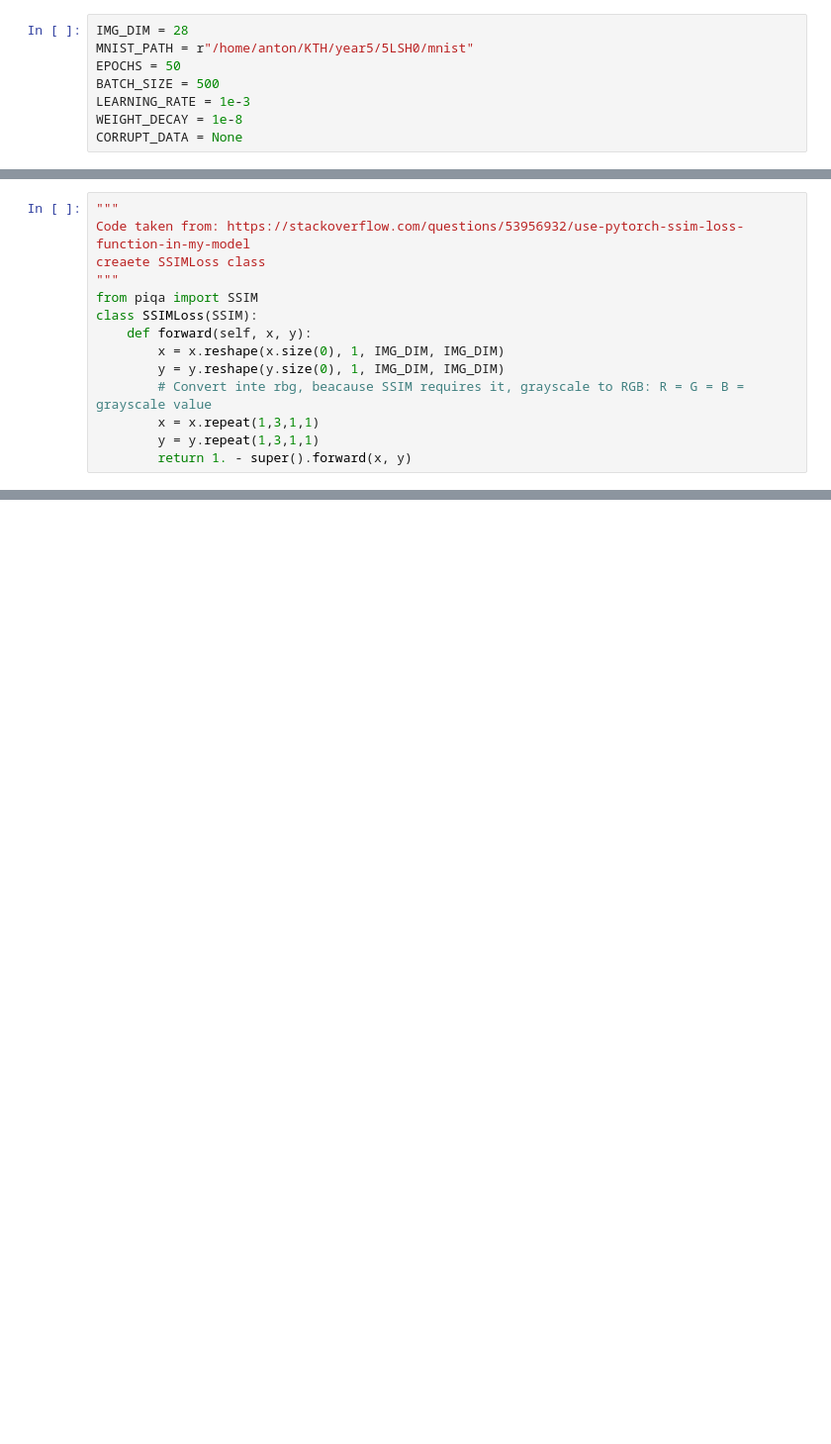
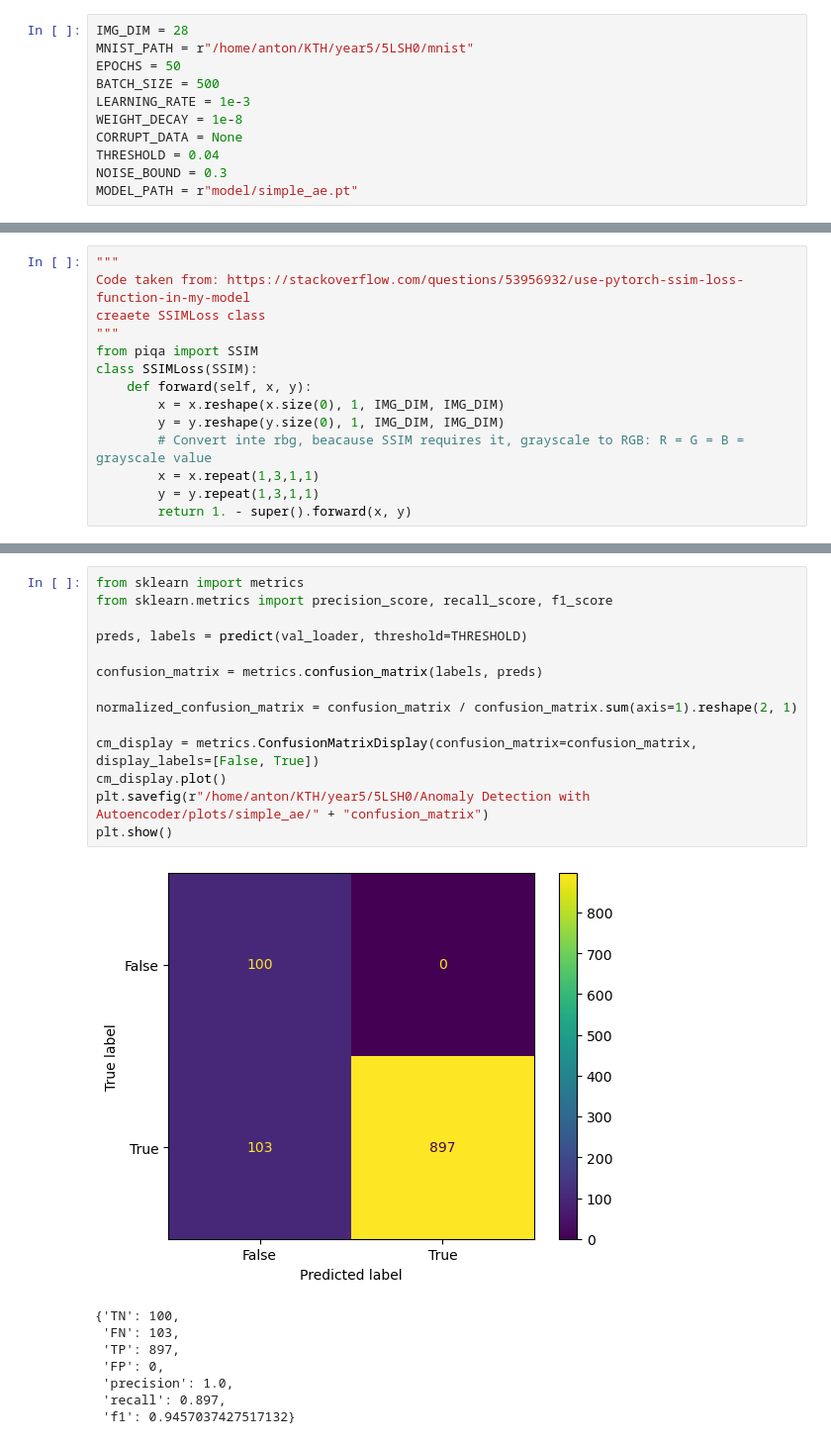
Before and after one commit to antongorillam/Computer-Vision-and-3D-Image-Processing, a Jupyter notebook: Anomaly Detection with Autoencoder/simple_autoencoder.ipynb, the cells around one changed output, grey strips where cells are left out. Shown at 99% size. Drawn from its saved outputs; the diff is of its cells as text; blank space fills up the shorter version.

Commit message:
Compute metrics and save model

```diff
--- a/Anomaly Detection with Autoencoder/simple_autoencoder.ipynb
+++ b/Anomaly Detection with Autoencoder/simple_autoencoder.ipynb
@@ -10,6 +10,9 @@ BATCH_SIZE = 500
 LEARNING_RATE = 1e-3
 WEIGHT_DECAY = 1e-8
 CORRUPT_DATA = None
+THRESHOLD = 0.04
+NOISE_BOUND = 0.3
+MODEL_PATH = r"model/simple_ae.pt"
 # %%
 class Autoencoder(nn.Module):
     def __init__(self, ):
@@ -162,0 +225,23 @@ plt.close()
+# %%
+from sklearn import metrics
+from sklearn.metrics import precision_score, recall_score, f1_score
+
+preds, labels = predict(val_loader, threshold=THRESHOLD)
+
+confusion_matrix = metrics.confusion_matrix(labels, preds)
+
+normalized_confusion_matrix = confusion_matrix / confusion_matrix.sum(axis=1).reshape(2, 1)
+
+cm_display = metrics.ConfusionMatrixDisplay(confusion_matrix=confusion_matrix, display_labels=[False, True])
+cm_display.plot()
+plt.savefig(r"/home/anton/KTH/year5/5LSH0/Anomaly Detection with Autoencoder/plots/simple_ae/" + "confusion_matrix")
+plt.show()
+# %% [output]
+[figure, added]
+{'TN': 100,
+ 'FN': 103,
+ 'TP': 897,
+ 'FP': 0,
+ 'precision': 1.0,
+ 'recall': 0.897,
+ 'f1': 0.9457037427517132}
```
Also changed, not shown: parts of 8 cells of this notebook, 21 other files.
